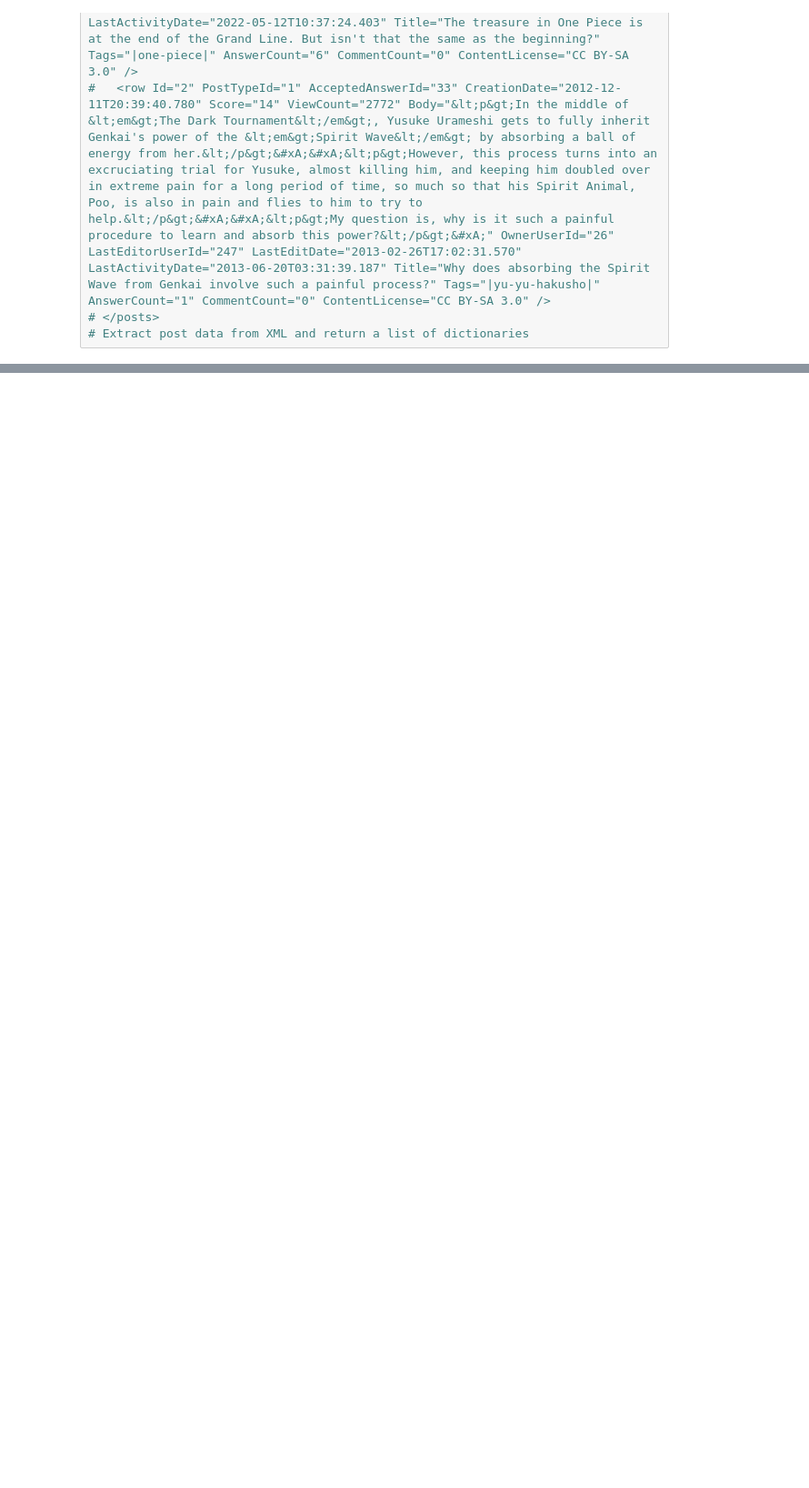
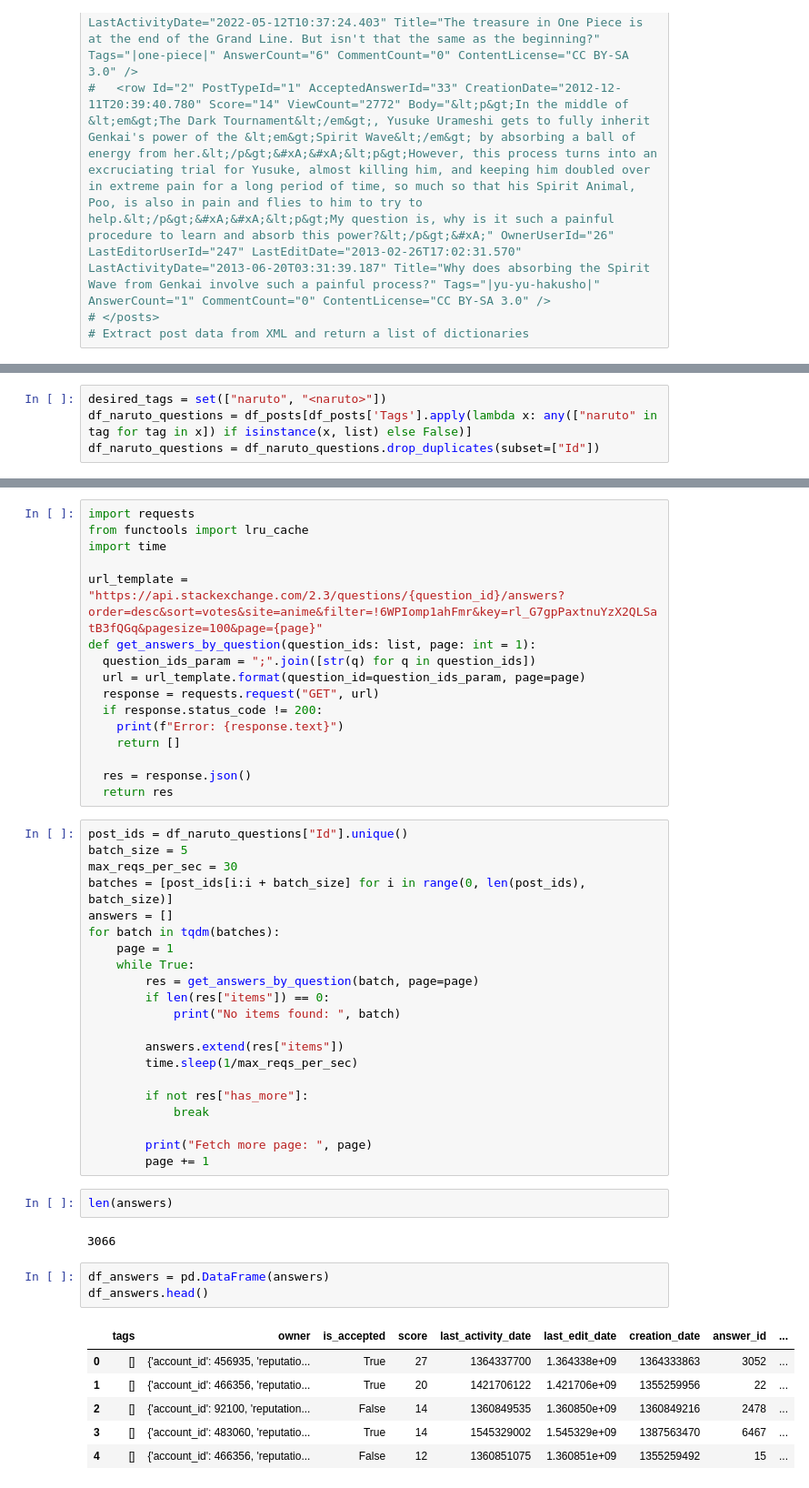
Before and after one commit to NhuanTDBK/minato-qa-engine, a Jupyter notebook: notebooks/anime_stackexchange.ipynb, the cells around one changed output, grey strips where cells are left out. Shown: that part at 91% size. Saved outputs shown, nothing was run; the diff lists cells and outputs as text; blank space fills up the shorter version.

```diff
--- a/notebooks/anime_stackexchange.ipynb
+++ b/notebooks/anime_stackexchange.ipynb
@@ -96,0 +117,4 @@ df_posts.iloc[1].to_dict()
+# %%
+desired_tags = set(["naruto", "<naruto>"])
+df_naruto_questions = df_posts[df_posts['Tags'].apply(lambda x: any(["naruto" in tag for tag in x]) if isinstance(x, list) else False)]
+df_naruto_questions = df_naruto_questions.drop_duplicates(subset=["Id"])
@@ -96,0 +149,51 @@ df_posts.iloc[1].to_dict()
+# %%
+import requests
+from functools import lru_cache
+import time
+
+url_template = "https://api.stackexchange.com/2.3/questions/{question_id}/answers?order=desc&sort=votes&site=anime&filter=!6WPIomp1ahFmr&key=rl_G7gpPaxtnuYzX2QLSatB3fQGq&pagesize=100&page={page}"
+def get_answers_by_question(question_ids: list, page: int = 1):
+  question_ids_param = ";".join([str(q) for q in question_ids])
+  url = url_template.format(question_id=question_ids_param, page=page)
+  response = requests.request("GET", url)
+  if response.status_code != 200:
+    print(f"Error: {response.text}")
+    return []
+
+  res = response.json()
+  return res
+# %%
+post_ids = df_naruto_questions["Id"].unique()
+batch_size = 5
+max_reqs_per_sec = 30
+batches = [post_ids[i:i + batch_size] for i in range(0, len(post_ids), batch_size)]
+answers = []
+for batch in tqdm(batches):
+    page = 1
+    while True:
+        res = get_answers_by_question(batch, page=page)
+        if len(res["items"]) == 0:
+            print("No items found: ", batch)
+
+        answers.extend(res["items"])
+        time.sleep(1/max_reqs_per_sec)
+
+        if not res["has_more"]:
+            break
+
+        print("Fetch more page: ", page)
+        page += 1
+# %%
+len(answers)
+# %% [output]
+3066
+# %%
+df_answers = pd.DataFrame(answers)
+df_answers.head()
+# %% [output]
+|  | tags | owner | is_accepted | score | last_activity_date | last_edit_date | creation_date | answer_id | ... |
+| 0 | [] | {'account_id': 456935, 'reputatio... | True | 27 | 1364337700 | 1.364338e+09 | 1364333863 | 3052 | ... |
+| 1 | [] | {'account_id': 466356, 'reputatio... | True | 20 | 1421706122 | 1.421706e+09 | 1355259956 | 22 | ... |
+| 2 | [] | {'account_id': 92100, 'reputation... | False | 14 | 1360849535 | 1.360850e+09 | 1360849216 | 2478 | ... |
+| 3 | [] | {'account_id': 483060, 'reputatio... | True | 14 | 1545329002 | 1.545329e+09 | 1387563470 | 6467 | ... |
+| 4 | [] | {'account_id': 466356, 'reputatio... | False | 12 | 1360851075 | 1.360851e+09 | 1355259492 | 15 | ... |
```
Also changed, not shown: parts of 40 cells of this notebook, 6 other files.
